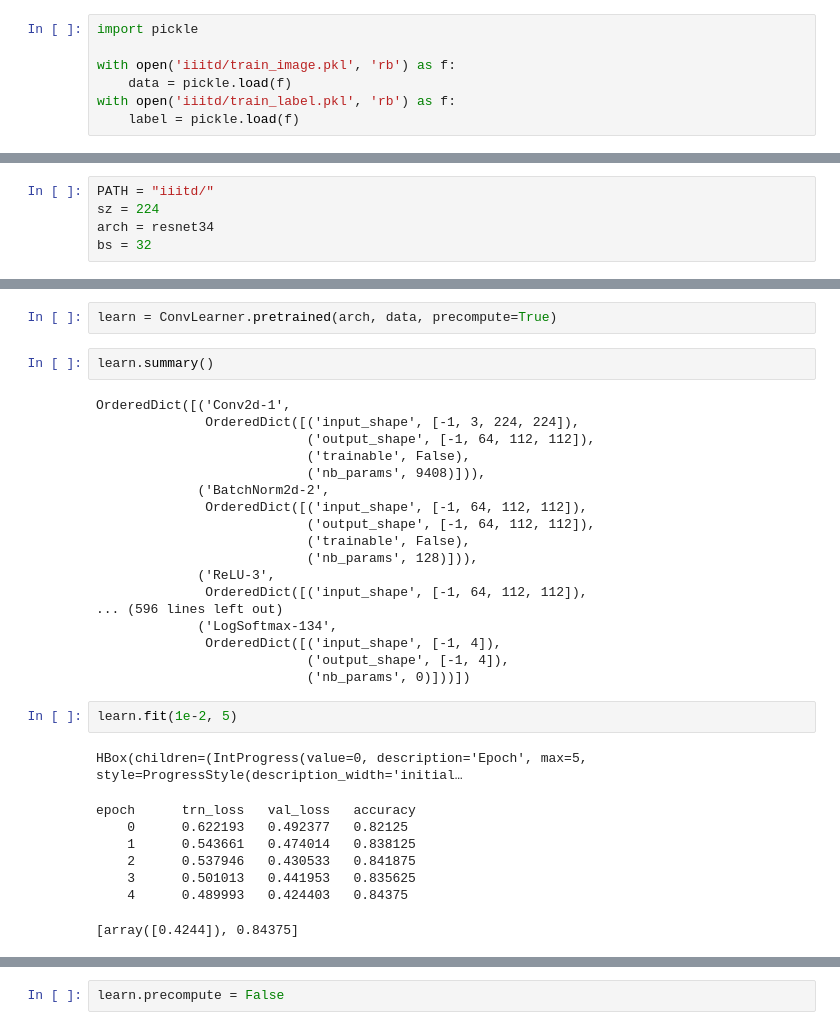
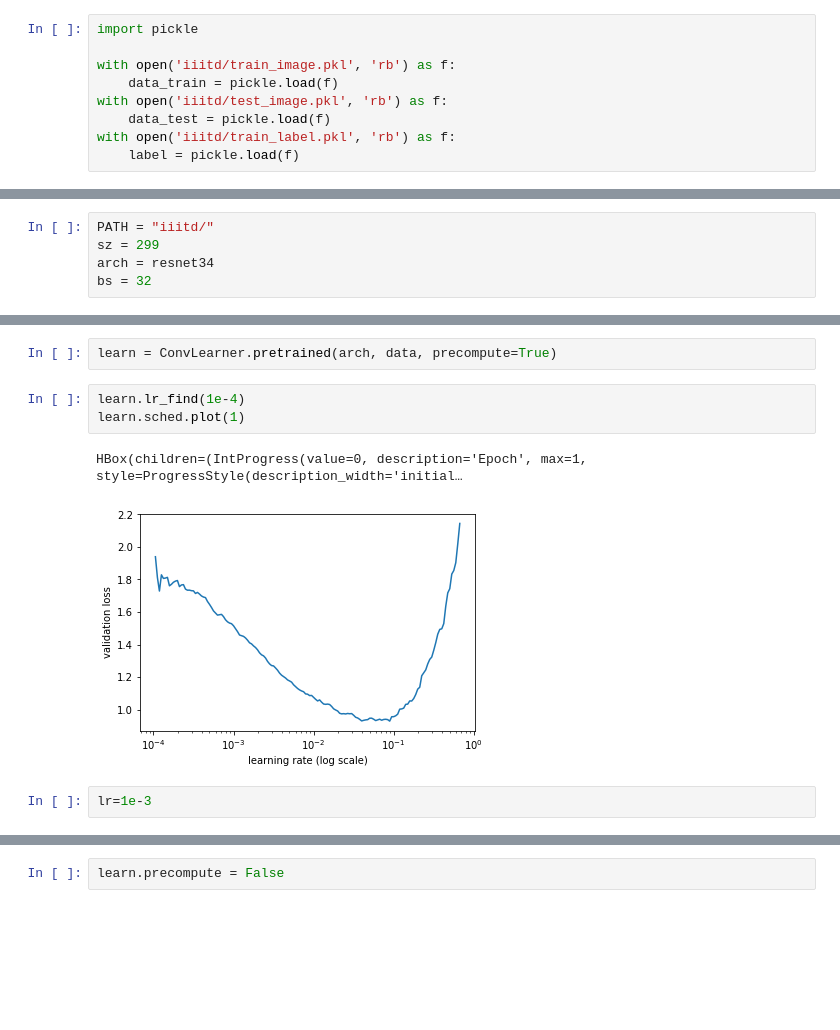
Before and after one commit to ishankjain/root, a Jupyter notebook: Computervision /iiitd.ipynb, the cells around one changed output, grey strips where cells are left out. Saved outputs shown, nothing was run; the diff lists cells and outputs as text; blank space fills up the shorter version.

```diff
--- a/Computervision /iiitd.ipynb
+++ b/Computervision /iiitd.ipynb
@@ -16,7 +16,9 @@ from fastai.plots import *
 import pickle
 
 with open('iiitd/train_image.pkl', 'rb') as f:
-    data = pickle.load(f)
+    data_train = pickle.load(f)
+with open('iiitd/test_image.pkl', 'rb') as f:
+    data_test = pickle.load(f)
 with open('iiitd/train_label.pkl', 'rb') as f:
     label = pickle.load(f)
 # %%
@@ -75,7 +79,7 @@ df.to_csv('iiitd/labels.csv',index=False)
 # plt.imshow(image)
 # %%
 PATH = "iiitd/"
-sz = 224
+sz = 299
 arch = resnet34
 bs = 32
 # %%
@@ -99,34 +103,11 @@ img.size
 (28, 28)
 # %%
 learn = ConvLearner.pretrained(arch, data, precompute=True)
-# %%
-learn.summary()
-# %% [output]
-OrderedDict([('Conv2d-1',
-              OrderedDict([('input_shape', [-1, 3, 224, 224]),
-                           ('output_shape', [-1, 64, 112, 112]),
-                           ('trainable', False),
-                           ('nb_params', 9408)])),
-             ('BatchNorm2d-2',
-              OrderedDict([('input_shape', [-1, 64, 112, 112]),
-                           ('output_shape', [-1, 64, 112, 112]),
-                           ('trainable', False),
-                           ('nb_params', 128)])),
-             ('ReLU-3',
-              OrderedDict([('input_shape', [-1, 64, 112, 112]),
-... (596 lines left out)
-             ('LogSoftmax-134',
-              OrderedDict([('input_shape', [-1, 4]),
-                           ('output_shape', [-1, 4]),
-                           ('nb_params', 0)]))])
-# %%
-learn.fit(1e-2, 5)
-# %% [output]
-HBox(children=(IntProgress(value=0, description='Epoch', max=5, style=ProgressStyle(description_width='initial…
-epoch      trn_loss   val_loss   accuracy
-    0      0.622193   0.492377   0.82125
-    1      0.543661   0.474014   0.838125
-    2      0.537946   0.430533   0.841875
-    3      0.501013   0.441953   0.835625
-    4      0.489993   0.424403   0.84375
-[array([0.4244]), 0.84375]
+# %%
+learn.lr_find(1e-4)
+learn.sched.plot(1)
+# %% [output]
+HBox(children=(IntProgress(value=0, description='Epoch', max=1, style=ProgressStyle(description_width='initial…
+[figure, added]
+# %%
+lr=1e-3
```
Also changed, not shown: parts of 24 cells of this notebook.
